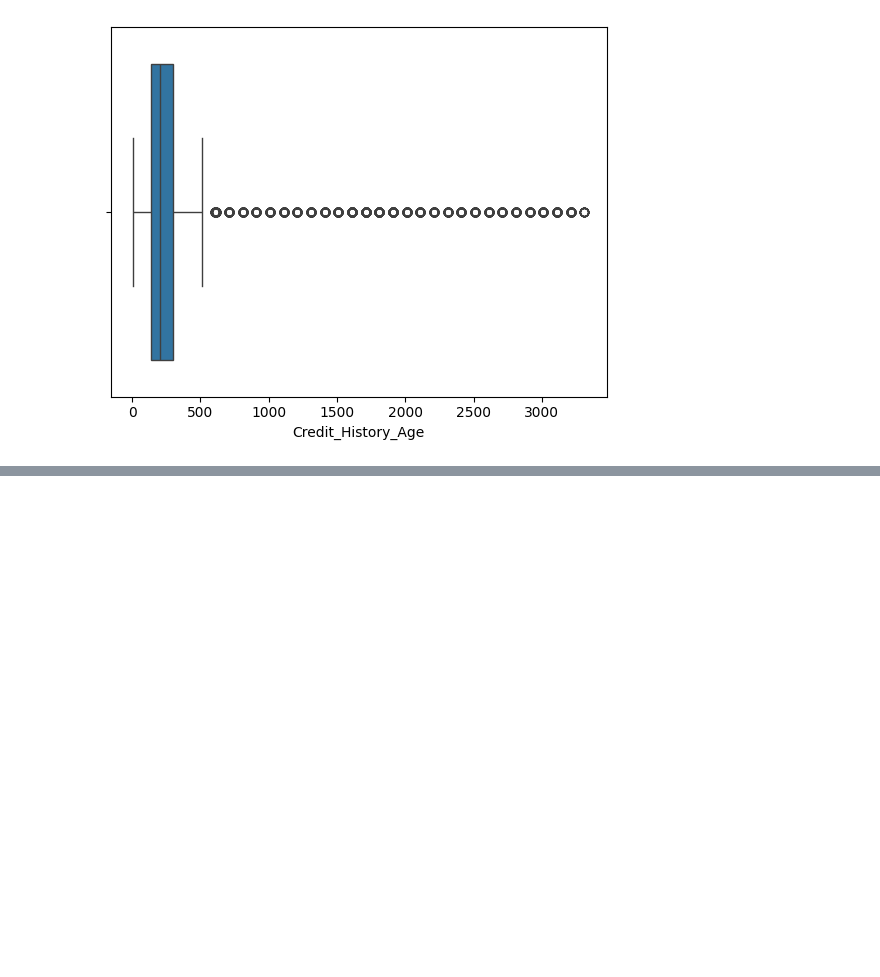
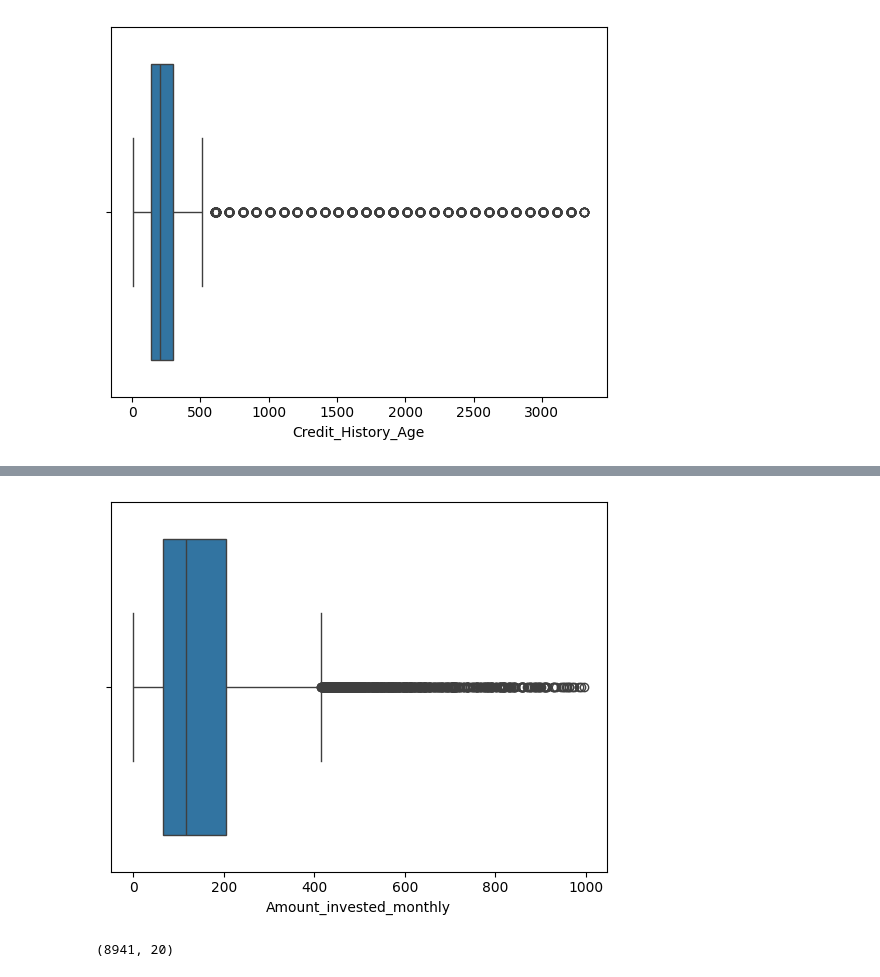
Before and after one commit to wessware/Credit_Risk_Analysis, a Jupyter notebook: credit_score_1.ipynb, the cells around one changed output, grey strips where cells are left out. Drawn from its saved outputs; the diff is of its cells as text; code cells hidden in the pictures; blank space fills up the shorter version.

```diff
--- a/credit_score_1.ipynb
+++ b/credit_score_1.ipynb
@@ -661,0 +673,11 @@ plt.show()
+# %%
+df = df[df['Amount_invested_monthly'] <= 1000]
+# %%
+sns.boxplot(x=df['Amount_invested_monthly'])
+plt.show()
+# %% [output]
+[figure, added]
+# %%
+df.shape
+# %% [output]
+(8941, 20)
```
Also changed, not shown: parts of 4 cells of this notebook, 1 other file.
